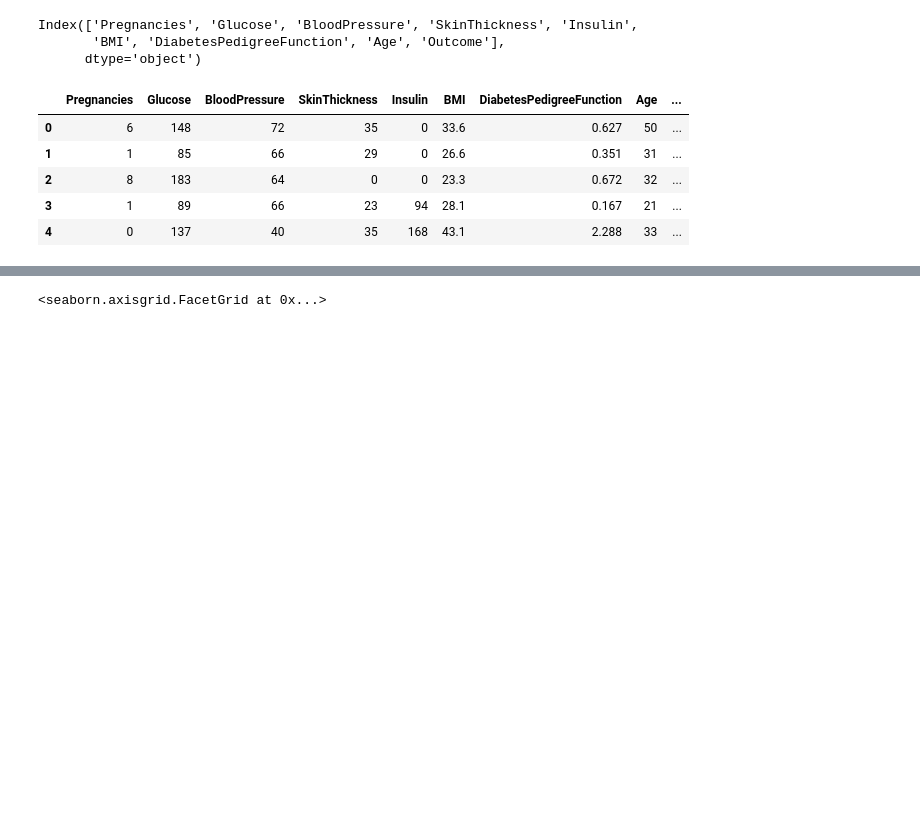
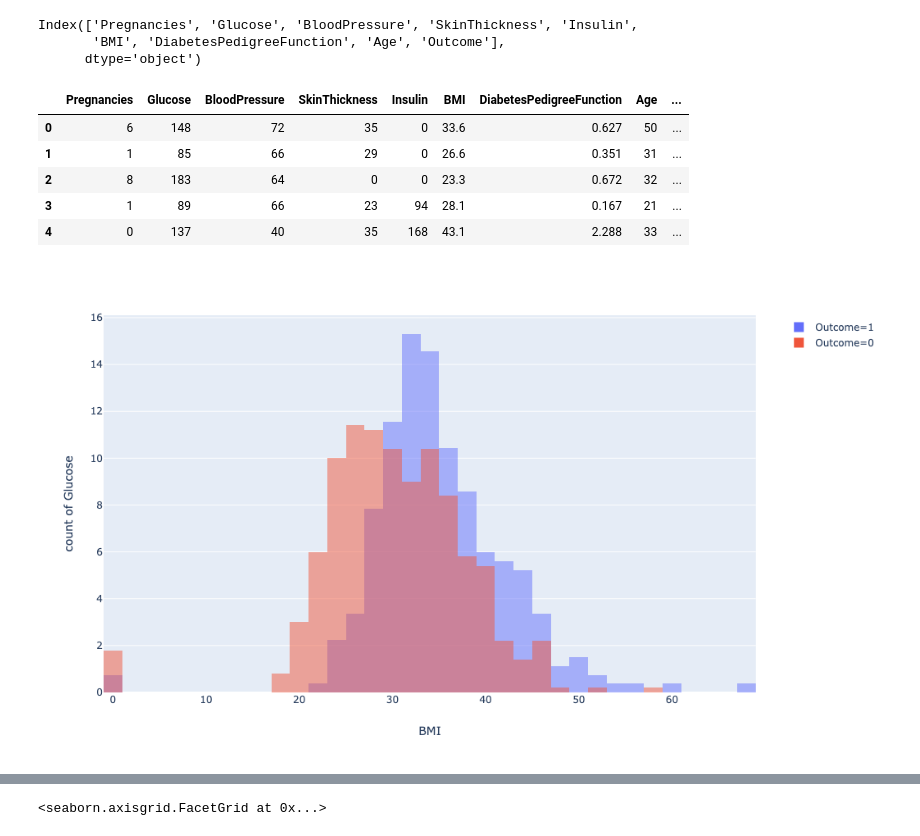
Before and after one commit to harrisonmiller13/nyc-mhtn-ds-060319-lectures, a Jupyter notebook: Mod_4/Logistic_Regression/LogisticRegression.ipynb, the cells around one changed output, grey strips where cells are left out. Drawn from its saved outputs; the diff is of its cells as text; code cells hidden in the pictures; blank space fills up the shorter version.

```diff
--- a/Mod_4/Logistic_Regression/LogisticRegression.ipynb
+++ b/Mod_4/Logistic_Regression/LogisticRegression.ipynb
@@ -42,4 +42,9 @@ data.head()
 | 2 | 8 | 183 | 64 | 0 | 0 | 23.3 | 0.672 | 32 | ... |
 | 3 | 1 | 89 | 66 | 23 | 94 | 28.1 | 0.167 | 21 | ... |
 | 4 | 0 | 137 | 40 | 35 | 168 | 43.1 | 2.288 | 33 | ... |
+# %%
+fig = px.histogram(data, x = 'BMI', y = 'Glucose', color = 'Outcome', histnorm ='percent', barmode = 'overlay')
+fig.show()
+# %% [output]
+[figure, added]
 # %%
```
Also changed, not shown: parts of 1 cell of this notebook.
